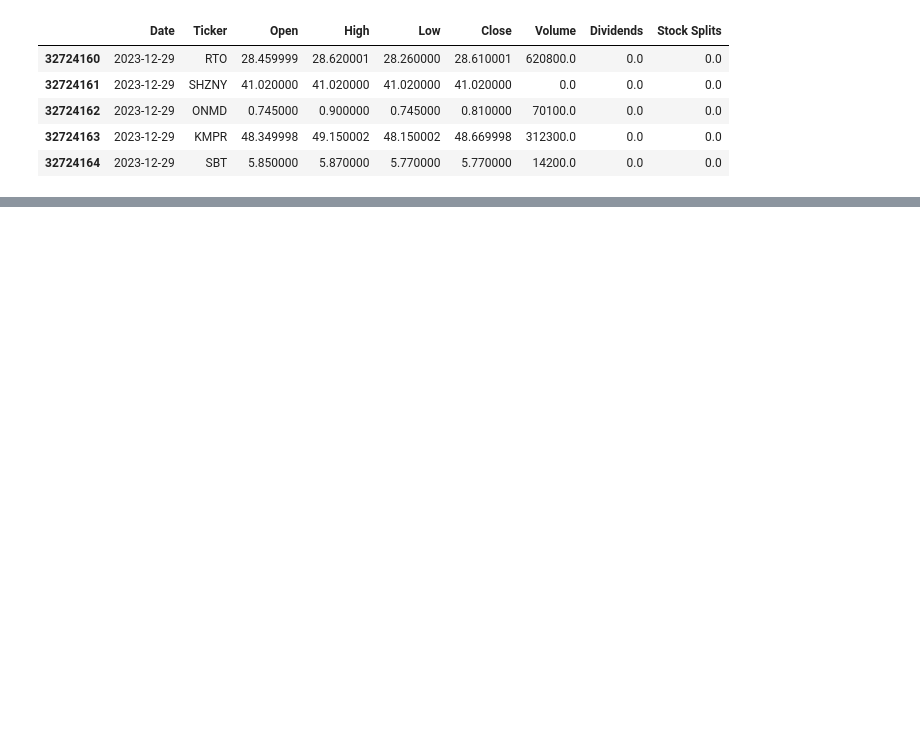
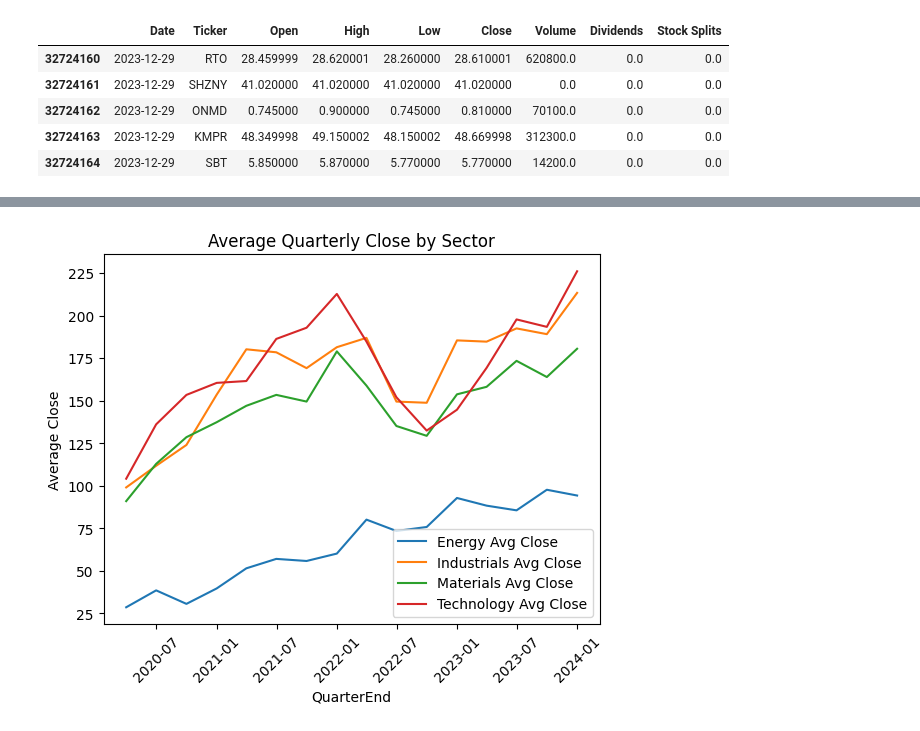
Before and after one commit to Greg-Pina/Udacity_DataAnalyst_NanoDegree, a Jupyter notebook: D502 - Capstone Project/gpina-capstone-project.ipynb, the cells around one changed output, grey strips where cells are left out. Cells and saved outputs as stored; diff of their text form; code cells hidden in the pictures; blank space fills up the shorter version.

```diff
--- a/D502 - Capstone Project/gpina-capstone-project.ipynb
+++ b/D502 - Capstone Project/gpina-capstone-project.ipynb
@@ -589,5 +1116,0 @@ print(bea_melted.head(10))
-# %%
-bea_melted['QuarterEnd'] = (
-    bea_melted['QuarterEnd'].dt.to_period('Q')
-    .dt.to_timestamp(freq='Q')
-)
@@ -771,0 +1287,19 @@ Final shape: (640, 21)
+# %%
+sector_qtr = (final_merged_df
+    .groupby(['Sector','QuarterEnd'], as_index=False)
+    .agg({'Close':'mean','GDP':'mean'})  # mean GDP is the same as the single GDP if aggregated, but you can do it
+)
+
+# Then plot a line chart
+for sector_name in sector_qtr['Sector'].unique():
+    sub = sector_qtr[sector_qtr['Sector'] == sector_name]
+    plt.plot(sub['QuarterEnd'], sub['Close'], label=f"{sector_name} Avg Close")
+
+plt.title("Average Quarterly Close by Sector")
+plt.xlabel("QuarterEnd")
+plt.ylabel("Average Close")
+plt.legend()
+plt.xticks(rotation=45)
+plt.show()
+# %% [output]
+[figure, added]
```
Also changed, not shown: parts of 41 cells of this notebook, 3 other files.
